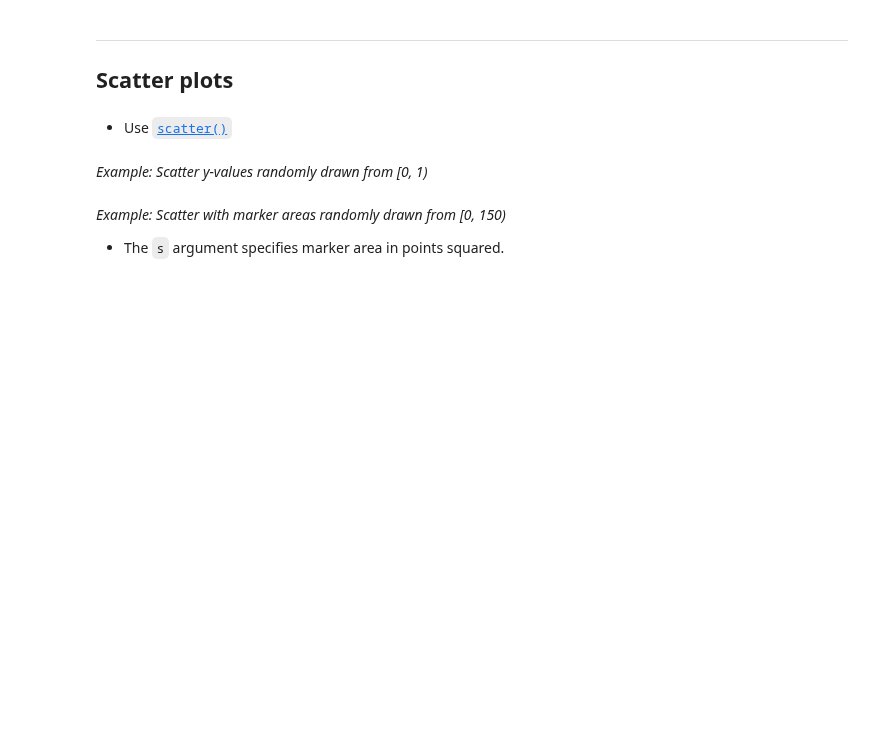
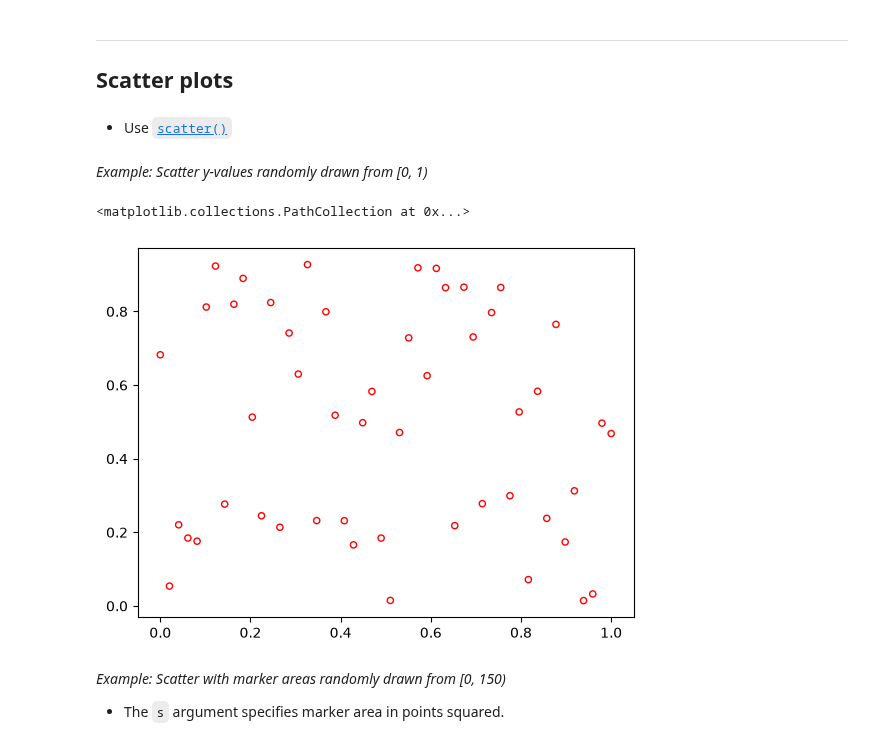
Before and after one commit to falkfrydenlund-creator/TECH2-H26, a Jupyter notebook: lectures/lecture3/lecture3-FF.ipynb, the cells around one changed output. Drawn from its saved outputs; the diff is of its cells as text; code cells hidden in the pictures; blank space fills up the shorter version.

```diff
--- a/lectures/lecture3/lecture3-FF.ipynb
+++ b/lectures/lecture3/lecture3-FF.ipynb
@@ -101,6 +154,12 @@ N = 50
 xvalues = np.linspace(0.0, 1.0, N)
 # Draw random numbers from the interval [0, 1)
 yvalues = np.random.default_rng(seed=123).random(N)
+# %%
+# scatter y against x
+plt.scatter(xvalues, yvalues, color='none', edgecolors='red',s=20)
+# %% [output]
+<matplotlib.collections.PathCollection at 0x...>
+[figure, added]
 # %% [markdown]
 *Example: Scatter with marker areas randomly drawn from [0, 150)*
 
```
Also changed, not shown: parts of 17 cells of this notebook.
